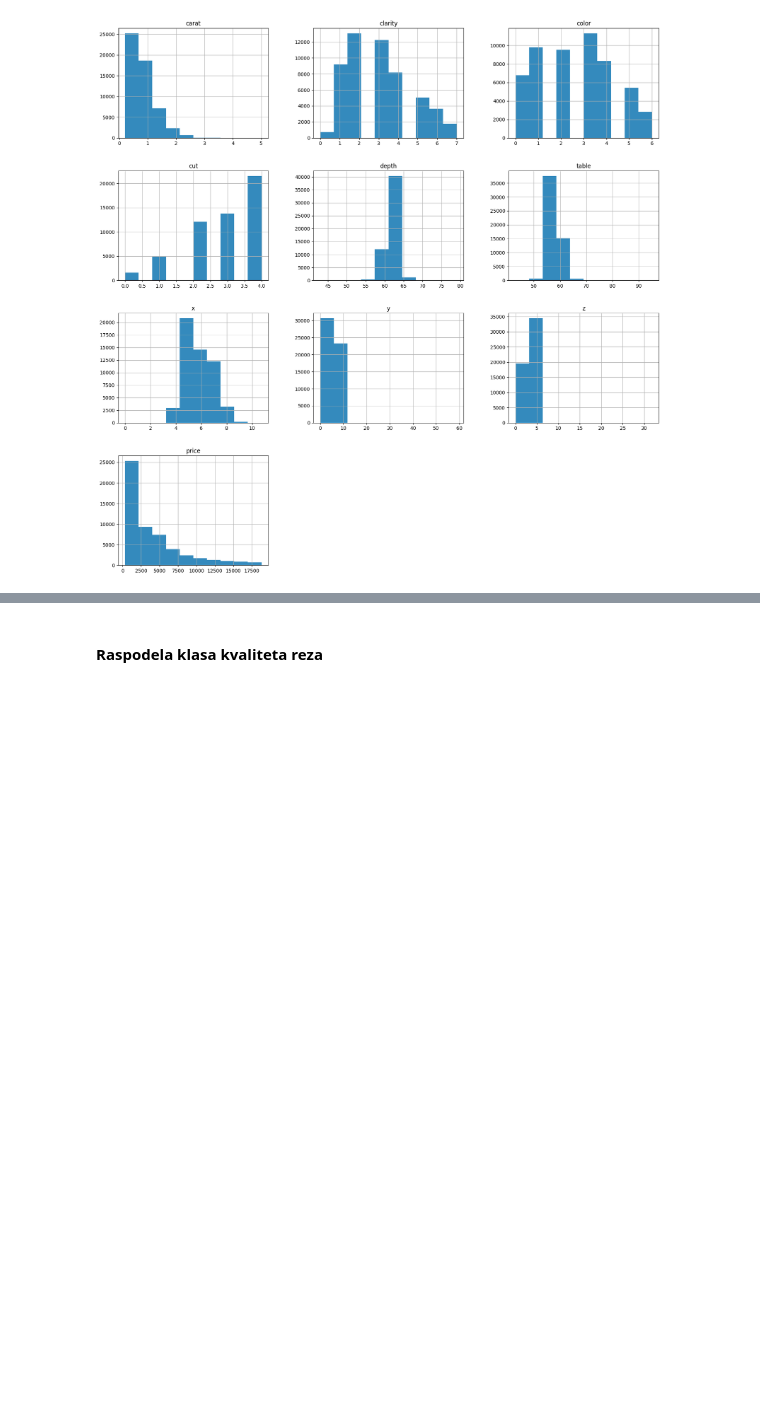
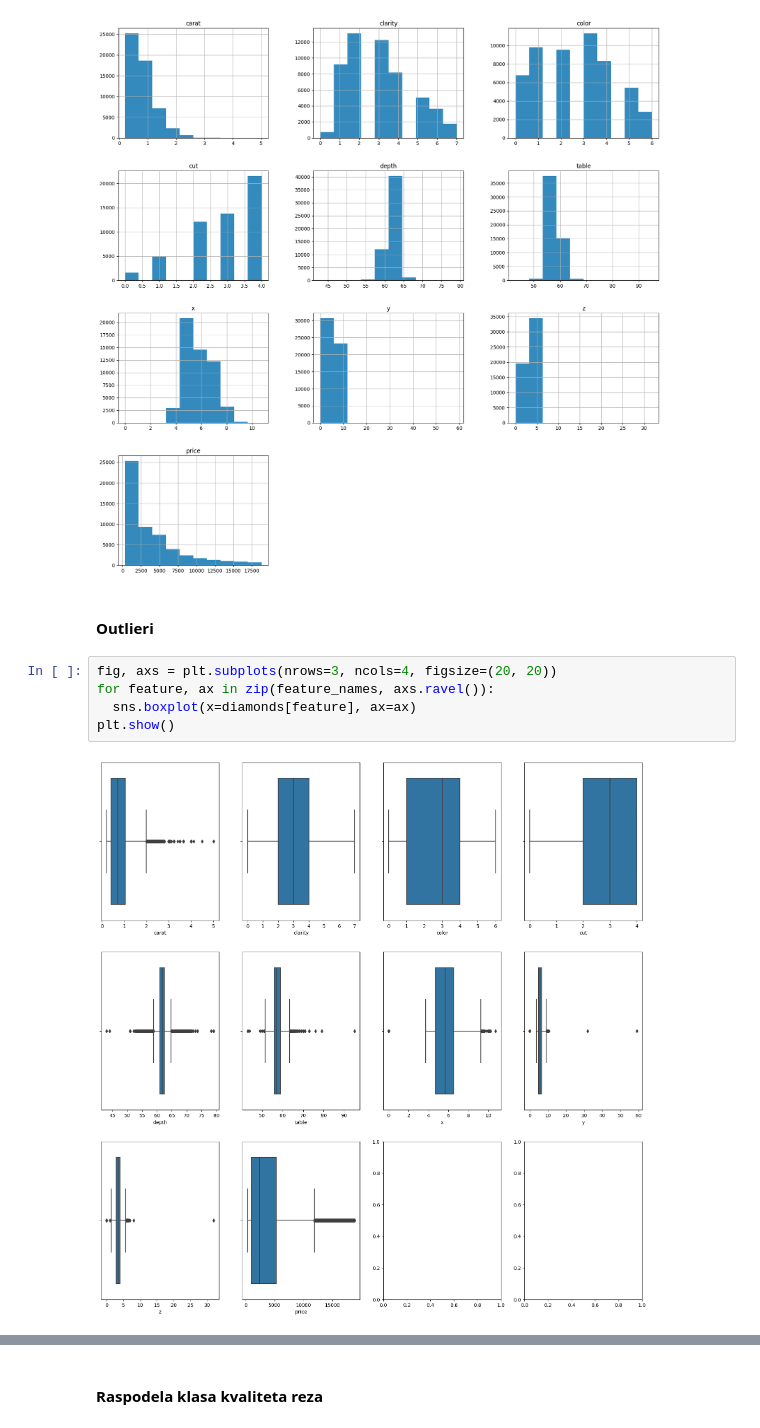
Before and after one commit to MATF-istrazivanje-podataka-1/2023_Data_Mining_Diamonds_Dataset, a Jupyter notebook: data_analysis.ipynb, the cells around one changed output, grey strips where cells are left out. Drawn from its saved outputs; the diff is of its cells as text; blank space fills up the shorter version.

```diff
--- a/data_analysis.ipynb
+++ b/data_analysis.ipynb
@@ -207,3 +208,12 @@ Skup podataka ne sadrzi nedostajuce vrednosti
 _ = pd.DataFrame.hist(diamonds, column = diamonds.columns, figsize= (20, 20), color= '#348abd')
 # %% [output]
 [figure]
+# %% [markdown]
+#### Outlieri
+# %%
+fig, axs = plt.subplots(nrows=3, ncols=4, figsize=(20, 20))
+for feature, ax in zip(feature_names, axs.ravel()):
+  sns.boxplot(x=diamonds[feature], ax=ax)
+plt.show()
+# %% [output]
+[figure, added]
```
Also changed, not shown: parts of 5 cells of this notebook, 1 other file.
